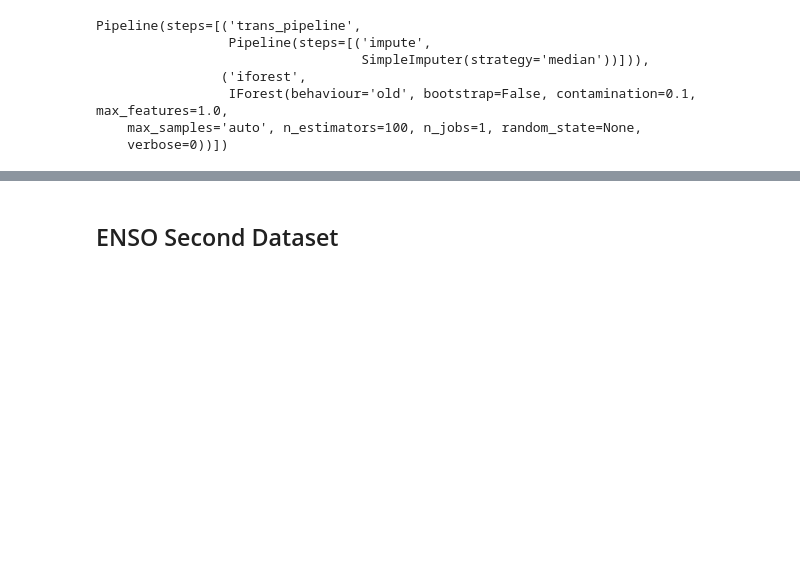
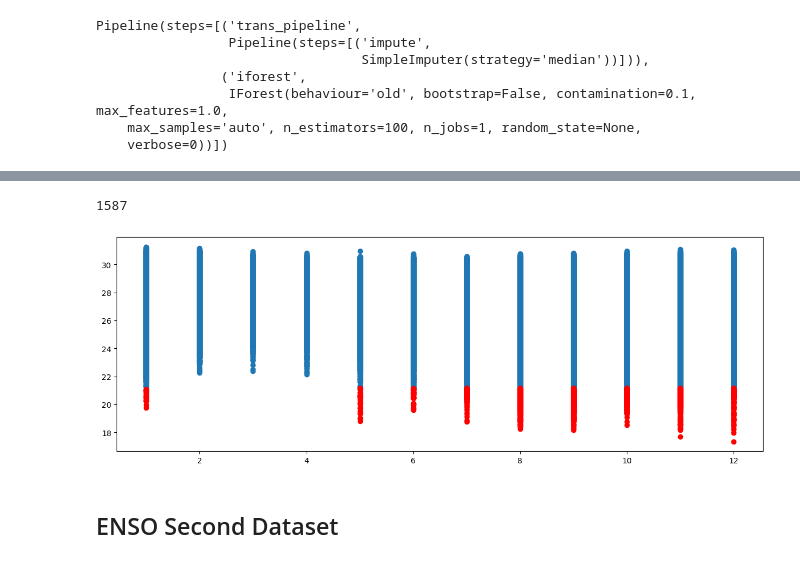
Before and after one commit to agraglez/enso-analysis, a Jupyter notebook: notebooks/enso-analysis.ipynb, the cells around one changed output, grey strips where cells are left out. Drawn from its saved outputs; the diff is of its cells as text; code cells hidden in the pictures; blank space fills up the shorter version.

```diff
--- a/notebooks/enso-analysis.ipynb
+++ b/notebooks/enso-analysis.ipynb
@@ -505,3 +524,31 @@ plot_feature_importance(importance, feature_names, 'IForest ')
+# %%
+# # Decomposed sea surface temperature
+# results = seasonal_decompose(enso['sea_surface_temperature'], period=365)
+# # Getting the residuals
+# residuals = results.resid
+# residuals = residuals.values.reshape(-1, 1)
+# Sea surface temperature reshaped
+sst_reshaped = enso['sea_surface_temperature'].values.reshape(-1,1)
+# Fit pipeline
+mad_pipeline.fit(sst_reshaped)
+# Getting probabilities
+probs = mad_pipeline.predict_proba(sst_reshaped)
+# Find the outliers
+is_outlier = probs[:,1] > 0.65
+is_inlier = probs[:,1] <= 0.65
+# Number of outliers
+print(len(enso[is_outlier]))
+# %% [output]
+1587
+# %%
+inliers = enso[is_inlier]
+outlier = enso[is_outlier]
+plt.figure(figsize=(15,5))
+plt.scatter(inliers['month'], inliers['sea_surface_temperature'])
+plt.scatter(outlier['month'], outlier['sea_surface_temperature'], color='red')
+plt.show()
+# %% [output]
+[figure, added]
 # %% [markdown]
 ## ENSO Second Dataset
 # %% [markdown]
```
Also changed, not shown: parts of 50 cells of this notebook.
